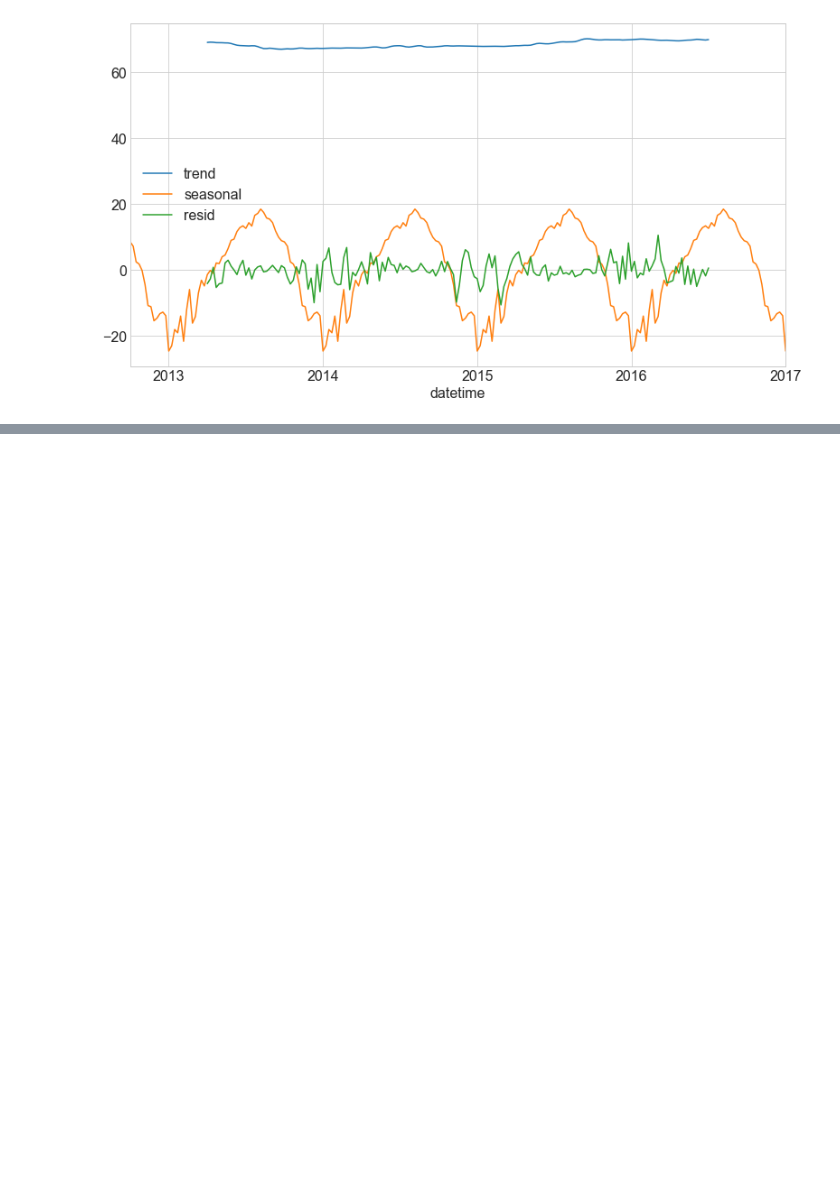
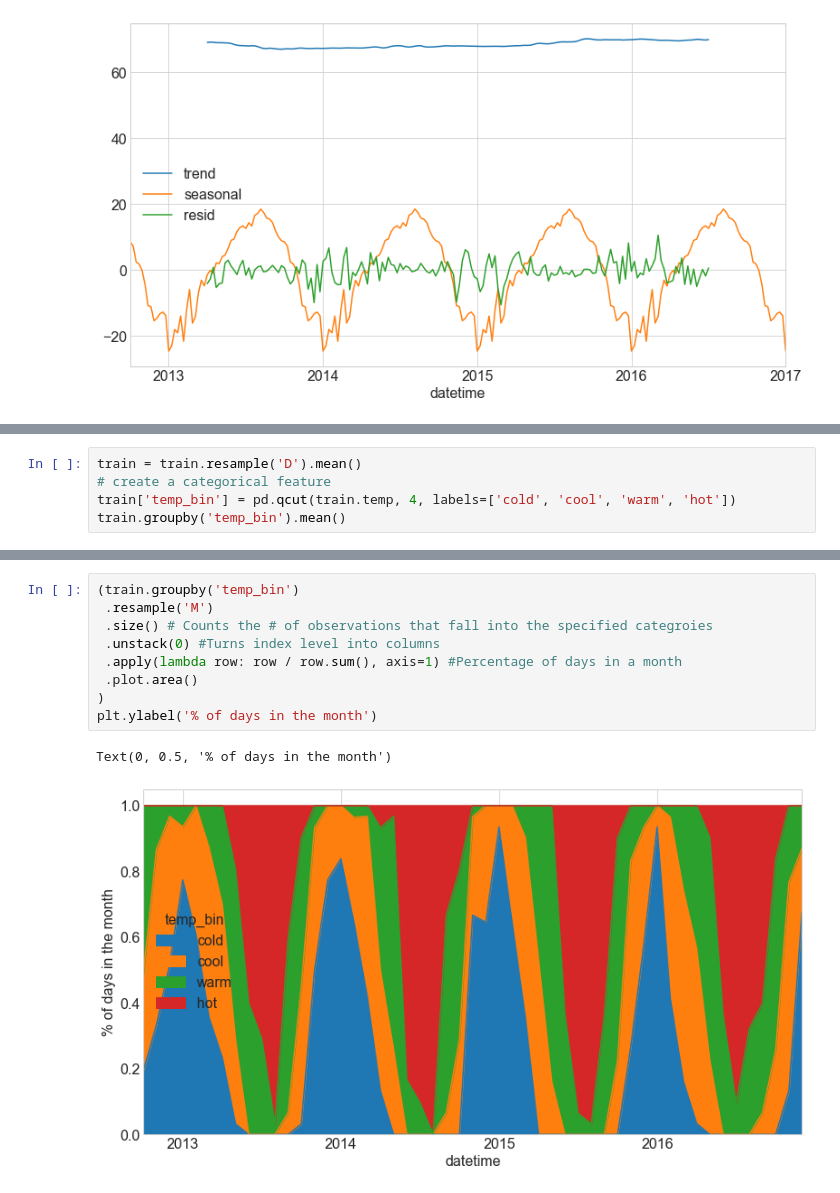
Before and after one commit to george887/time-series-exercises, a Jupyter notebook: time_series_eda_walkthru.ipynb, the cells around one changed output, grey strips where cells are left out. Saved outputs shown, nothing was run; the diff lists cells and outputs as text; blank space fills up the shorter version.

```diff
--- a/time_series_eda_walkthru.ipynb
+++ b/time_series_eda_walkthru.ipynb
@@ -437,0 +446,5 @@ decomposition.iloc[:, 1:].plot()
+# %%
+train = train.resample('D').mean()
+# create a categorical feature
+train['temp_bin'] = pd.qcut(train.temp, 4, labels=['cold', 'cool', 'warm', 'hot'])
+train.groupby('temp_bin').mean()
@@ -437,0 +516,12 @@ decomposition.iloc[:, 1:].plot()
+# %%
+(train.groupby('temp_bin')
+ .resample('M')
+ .size() # Counts the # of observations that fall into the specified categroies
+ .unstack(0) #Turns index level into columns
+ .apply(lambda row: row / row.sum(), axis=1) #Percentage of days in a month
+ .plot.area()
+)
+plt.ylabel('% of days in the month')
+# %% [output]
+Text(0, 0.5, '% of days in the month')
+[figure, added]
```
Also changed, not shown: parts of 14 cells of this notebook, 1 other file.
